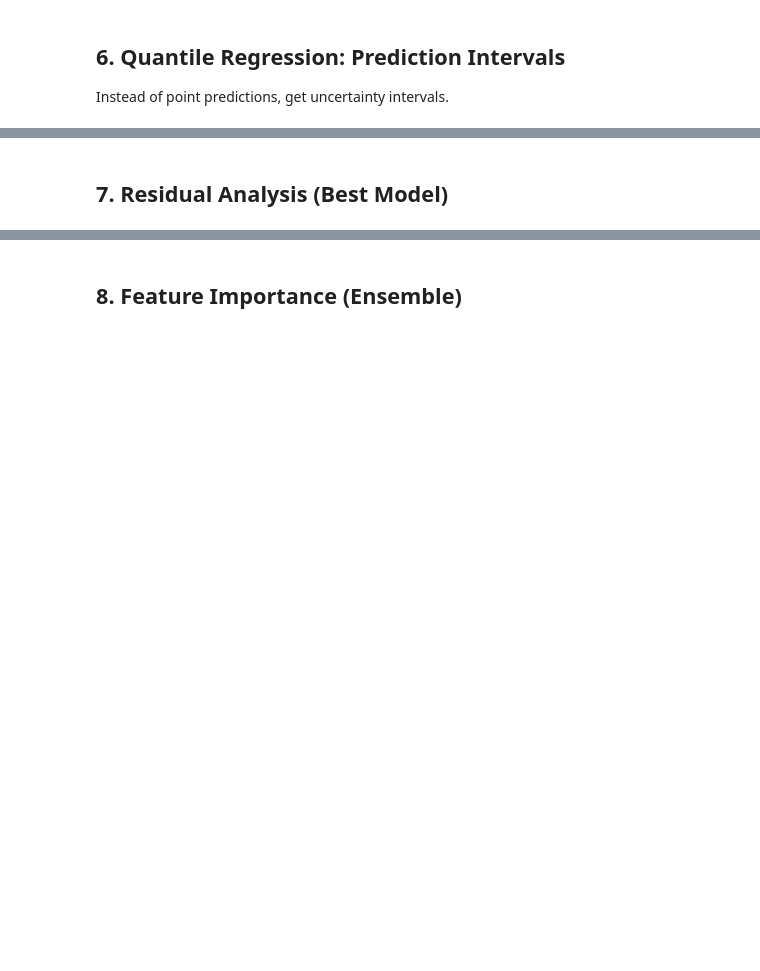
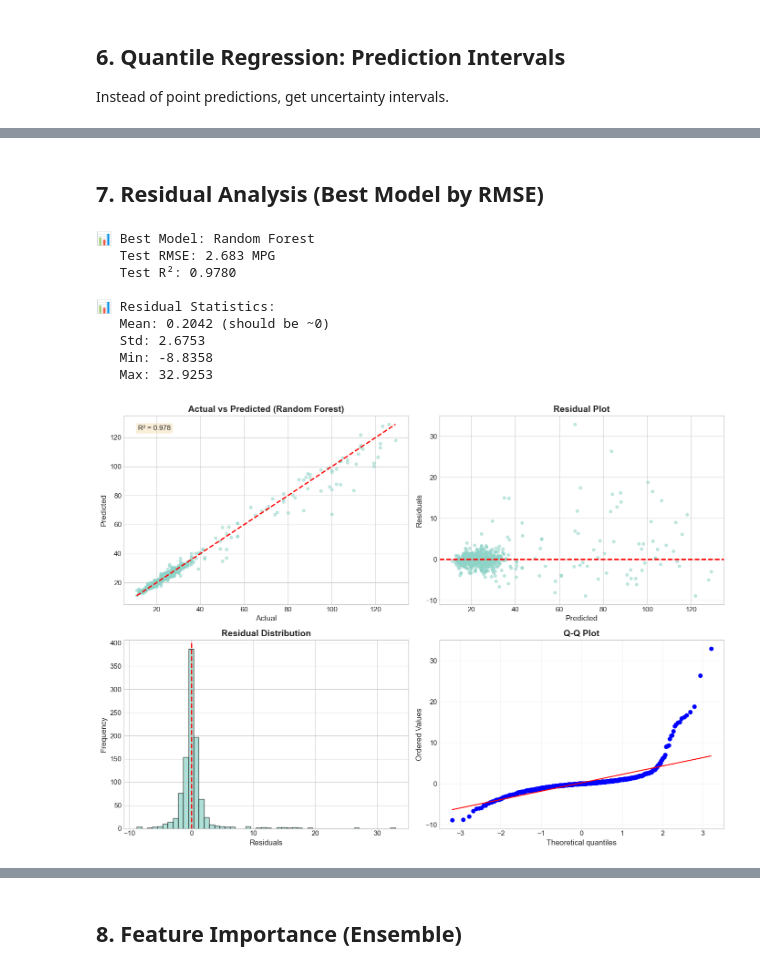
Before and after one commit to rezamirzaei/ABAX, a Jupyter notebook: notebooks/04_regression.ipynb, the cells around one changed output, grey strips where cells are left out. Drawn from its saved outputs; the diff is of its cells as text; code cells hidden in the pictures; blank space fills up the shorter version.

Commit message:
enhance results

```diff
--- a/notebooks/04_regression.ipynb
+++ b/notebooks/04_regression.ipynb
@@ -92,15 +97,0 @@ print_success("Preprocessing complete")
-# %%
-regressors = get_regressors(random_state=42)
-results = []
-
-for name, model in regressors.items():
-    try:
-        y_pred, r2, rmse, mae = train_and_evaluate_regressor(
-            model, X_train_scaled, y_train, X_test_scaled, y_test
-        )
-        results.append({'Model': name, 'R²': r2, 'RMSE': rmse, 'MAE': mae})
-        print(f"✅ {name}: R²={r2:.4f}, RMSE={rmse:.2f}")
-    except Exception as e:
-        print(f"❌ {name}: {e}")
-
-comparison = pd.DataFrame(results).sort_values('R²', ascending=False)
@@ -189,17 +526,33 @@ fig = plot_prediction_intervals(
 # %% [markdown]
-## 7. Residual Analysis (Best Model)
+## 7. Residual Analysis (Best Model by RMSE)
 # %%
 best_model_name = comparison.iloc[0]['Model']
 best_model = regressors[best_model_name]
 best_model.fit(X_train_scaled, y_train)
 y_pred_best = best_model.predict(X_test_scaled)
-best_r2 = comparison.iloc[0]['R²']
+best_rmse = comparison.iloc[0]['Test RMSE']
+best_r2 = comparison.iloc[0]['Test R²']
+
+print(f"📊 Best Model: {best_model_name}")
+print(f"   Test RMSE: {best_rmse:.3f} MPG")
+print(f"   Test R²: {best_r2:.4f}")
 
 fig = plot_residual_analysis(
     y_test, y_pred_best,
     model_name=best_model_name,
     r2=best_r2,
     save_path=str(project_root / 'results' / 'figures' / 'residuals.png')
 )
 
 print_residual_statistics(y_test - y_pred_best)
+# %% [output]
+📊 Best Model: Random Forest
+   Test RMSE: 2.683 MPG
+   Test R²: 0.9780
+
+📊 Residual Statistics:
+   Mean: 0.2042 (should be ~0)
+   Std: 2.6753
+   Min: -8.8358
+   Max: 32.9253
+[figure, added]
```
Also changed, not shown: parts of 22 cells of this notebook, 25 other files.
